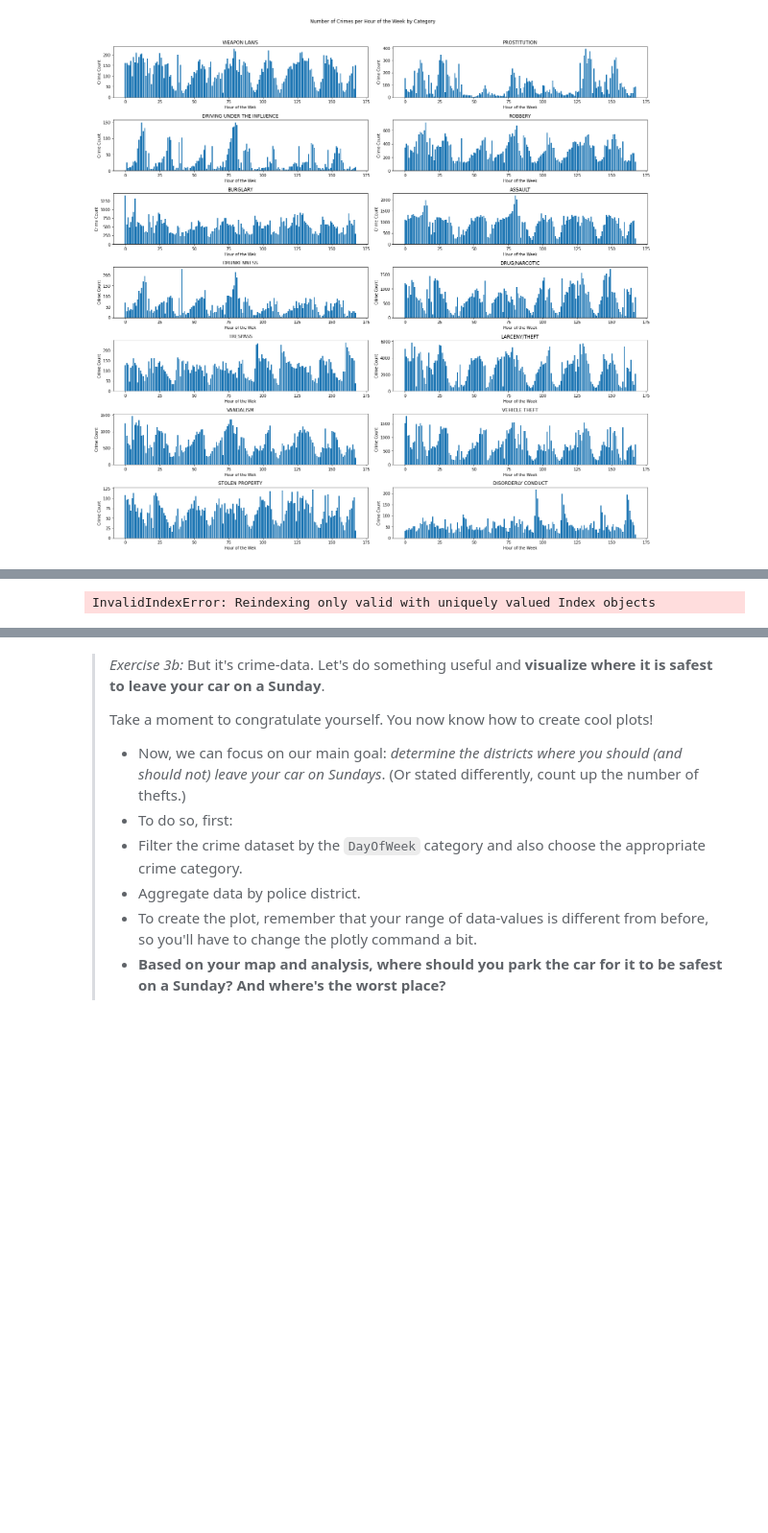
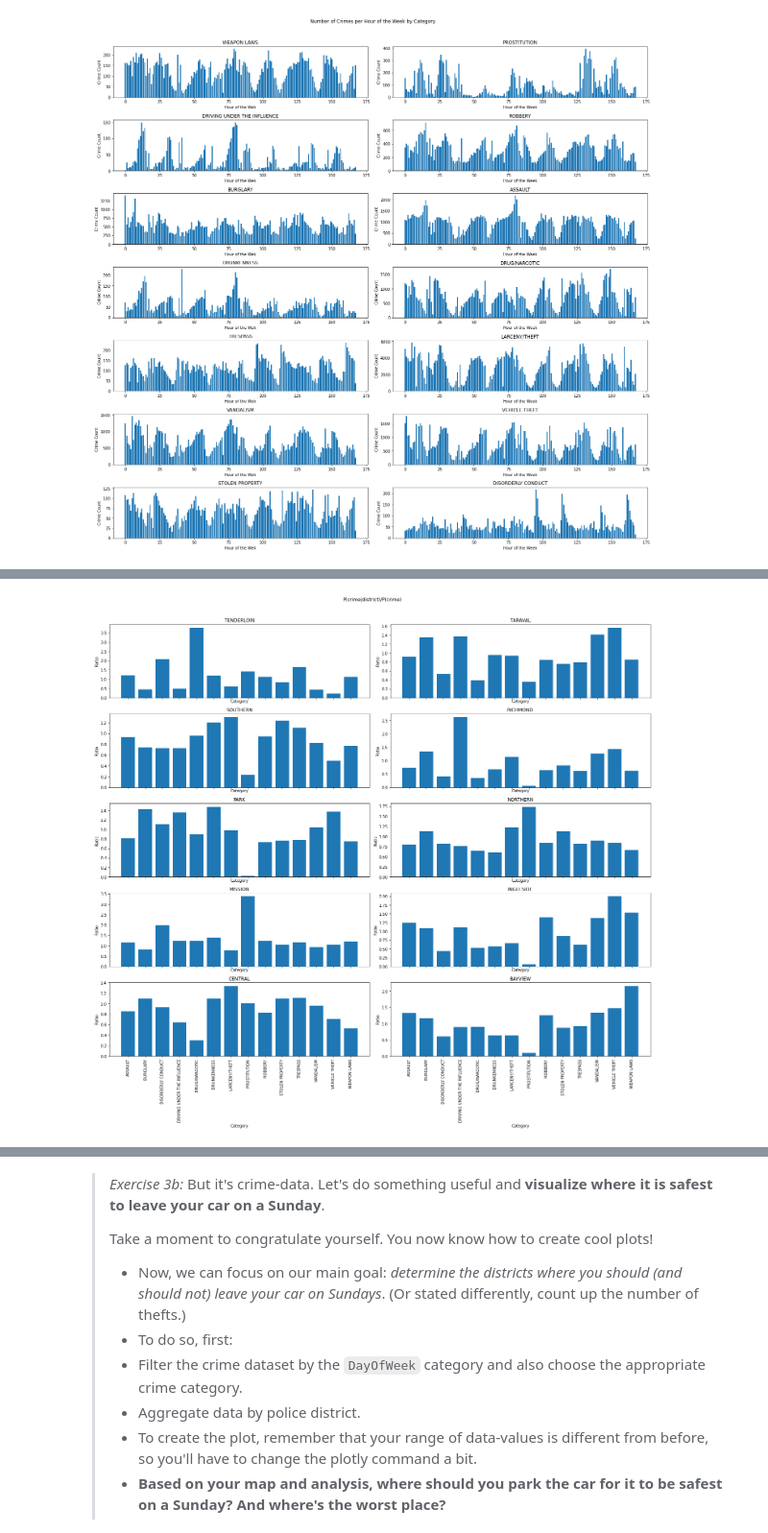
Before and after one commit to player1s/SocialDataWithTheBESTGroupEver, a Jupyter notebook: lectures/Week2.ipynb, the cells around one changed output, grey strips where cells are left out. Shown at 96% size. Drawn from its saved outputs; the diff is of its cells as text; code cells hidden in the pictures; blank space fills up the shorter version.

```diff
--- a/lectures/Week2.ipynb
+++ b/lectures/Week2.ipynb
@@ -339,13 +339,15 @@ SF_Police_District_most_focuscrimes = focuscrimes.groupby(['PdDistrict']).agg({'
 
 crimes_by_category = focuscrimes.groupby(['Category']).agg({'PdId':'count'})\
     .sort_values(by=['PdId'], ascending = False).rename(columns={'PdId':'Counts'}).reset_index()
+sum_crimes = len(focuscrimes.index)
+crimes_by_category['Counts Normalized'] = crimes_by_category['Counts']/sum_crimes
 
-from sklearn.preprocessing import MinMaxScaler
+# from sklearn.preprocessing import MinMaxScaler
 
-scaler = MinMaxScaler()
-crimes_by_category_normalized = pd.DataFrame(scaler.fit_transform(pd.DataFrame(crimes_by_category['Counts'])))
-crimes_by_category = pd.concat([crimes_by_category, crimes_by_category_normalized], axis = 1)
-crimes_by_category.rename(columns={0:'Counts Normalized'}, inplace=True)
+# scaler = MinMaxScaler()
+# crimes_by_category_normalized = pd.DataFrame(scaler.fit_transform(pd.DataFrame(crimes_by_category['Counts'])))
+# crimes_by_category = pd.concat([crimes_by_category, crimes_by_category_normalized], axis = 1)
+# crimes_by_category.rename(columns={0:'Counts Normalized'}, inplace=True)
 
 # P(crime|district)
 
@@ -354,8 +356,8 @@ crimes_by_category_district = focuscrimes.groupby(['Category', 'PdDistrict']).ag
 
 for i in crimes_by_category_district['PdDistrict'].unique():
     data_loop = crimes_by_category_district.loc[crimes_by_category_district['PdDistrict'].isin([i])]
-    scaler = MinMaxScaler()
-    crimes_by_category_normalized = pd.DataFrame(scaler.fit_transform(pd.DataFrame(data_loop['Counts'])))
+    sum_crimes_loop = data_loop['Counts'].sum()
+    crimes_by_category_normalized = pd.DataFrame(data_loop['Counts'].values/sum_crimes_loop)
 
     if i == crimes_by_category_district['PdDistrict'].unique()[0]:
         crimes_by_category_district_normalized = crimes_by_category_normalized
@@ -371,7 +373,11 @@ crimes_by_category_district.rename(columns={0:'Counts Normalized'}, inplace=True
 crimes_by_category_district = pd.merge(crimes_by_category_district, crimes_by_category, on = 'Category')
 crimes_by_category_district.rename(columns={'Counts_x': 'Counts District', 'Counts Normalized_x': 'Counts Normalized District',\
     'Counts_y': 'Counts Category', 'Counts Normalized_y': 'Counts Normalized Category'}, inplace=True)
-crimes_by_category_district['Ratio'] = crimes_by_category_district['Counts Normalized District']/crimes_by_category_district['Counts Normalized Category']
+crimes_by_category_district['Ratio Normalized'] = crimes_by_category_district['Counts Normalized District']/crimes_by_category_district['Counts Normalized Category']
+
+crimes_by_category_district.rename(columns={'Counts_x': 'Counts District', 'Counts Normalized_x': 'Counts Normalized District',\
+    'Counts_y': 'Counts Category', 'Counts Normalized_y': 'Counts Normalized Category'}, inplace=True)
+crimes_by_category_district['Ratio'] = crimes_by_category_district['Counts District']/crimes_by_category_district['Counts Category']
 
 focuscrimes_cat = pd.DataFrame(['WEAPON LAWS', 'PROSTITUTION', 'DRIVING UNDER THE INFLUENCE', 'ROBBERY', 'BURGLARY', 'ASSAULT', 'DRUNKENNESS', 'DRUG/NARCOTIC', 'TRESPASS', 'LARCENY/THEFT', 'VANDALISM', 'VEHICLE THEFT', 'STOLEN PROPERTY', 'DISORDERLY CONDUCT'])
 focuscrimes_cat.rename(columns={0:'Category'}, inplace=True)
@@ -382,36 +388,36 @@ focuscrimes_by_category_district.sort_values(by=['PdDistrict', 'Category'])
 
 fig, axs = plt.subplots(nrows=5, ncols=2, figsize=(20, 20), sharex=True)
 
 m = 0 # falls n = 1 -> m + 1 und nach plot n wieder auf 0 setzen
 n = 0 # 0 oder 1
 for i in focuscrimes_by_category_district['PdDistrict'].unique():
     if n == 1:
         y = focuscrimes_by_category_district.loc[focuscrimes_by_category_district['PdDistrict'].isin([i])]
         y = y.sort_values(by = 'Category')
-        axs[m,n].bar(x = np.sort(y['Category'].unique()), height = y['Ratio'])
+        axs[m,n].bar(x = np.sort(y['Category'].unique()), height = y['Ratio Normalized'])
         axs[m,n].tick_params(axis='x', rotation=90)
         axs[m,n].set_title(i)
         axs[m,n].set_xlabel('Category')
         axs[m,n].set_ylabel('Ratio')
         m = m + 1
         n = 0
     else:
         y = focuscrimes_by_category_district.loc[focuscrimes_by_category_district['PdDistrict'].isin([i])]
         y = y.sort_values(by = 'Category')
-        axs[m,n].bar(x = np.sort(y['Category'].unique()), height = y['Ratio'])
+        axs[m,n].bar(x = np.sort(y['Category'].unique()), height = y['Ratio Normalized'])
         axs[m,n].tick_params(axis='x', rotation=90)
         axs[m,n].set_title(i)
         axs[m,n].set_xlabel('Category')
         axs[m,n].set_ylabel('Ratio')
         n = 1
 fig.tight_layout(rect=[0, 0.03, 1, 0.95])
 fig.suptitle('P(crime|district)/P(crime)')
 plt.show()
 
 
 # Werte fühlen sich leicht falsch an.
 # %% [output]
-InvalidIndexError: Reindexing only valid with uniquely valued Index objects
+[figure, added]
 # %% [markdown]
 ## Part 3: Visualizing geodata with Plotly
 
```
